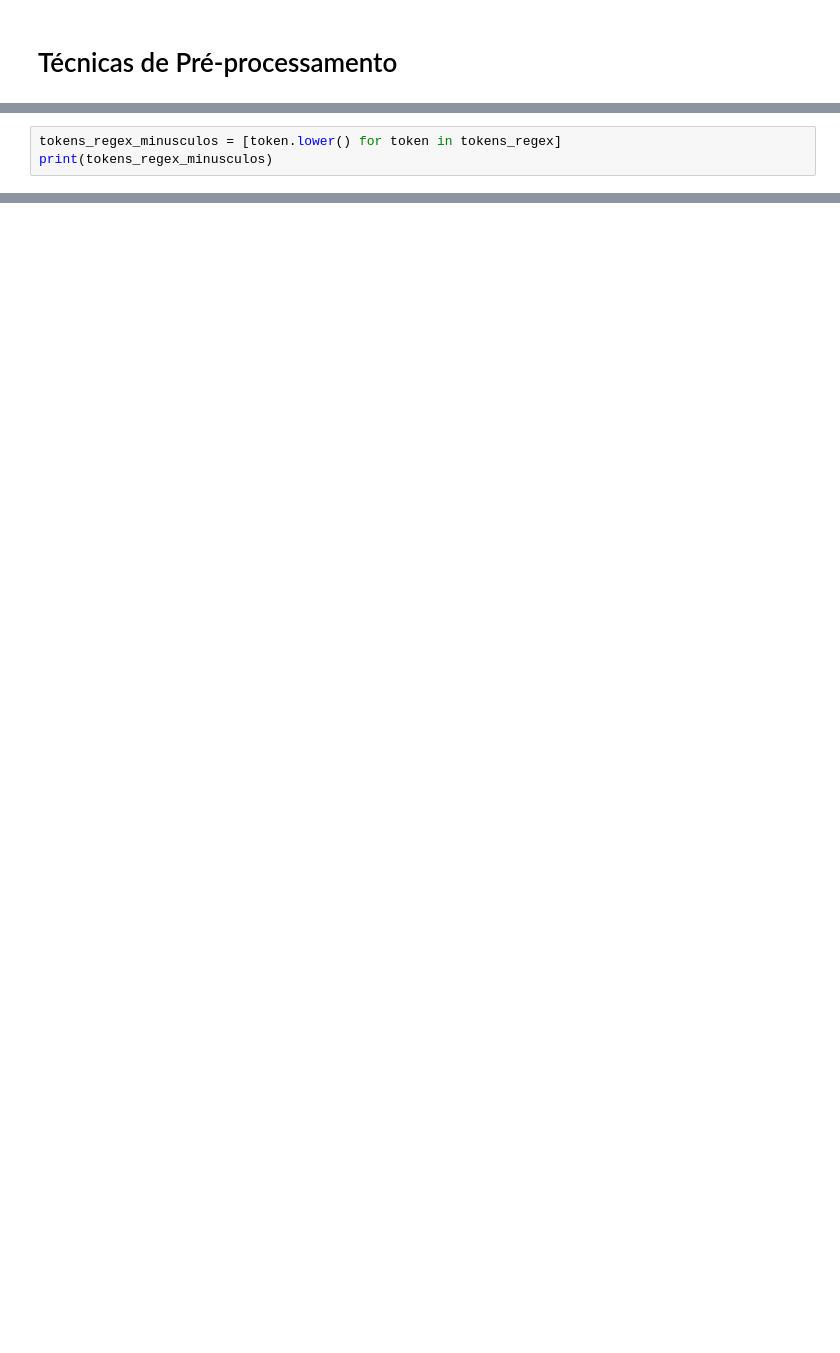
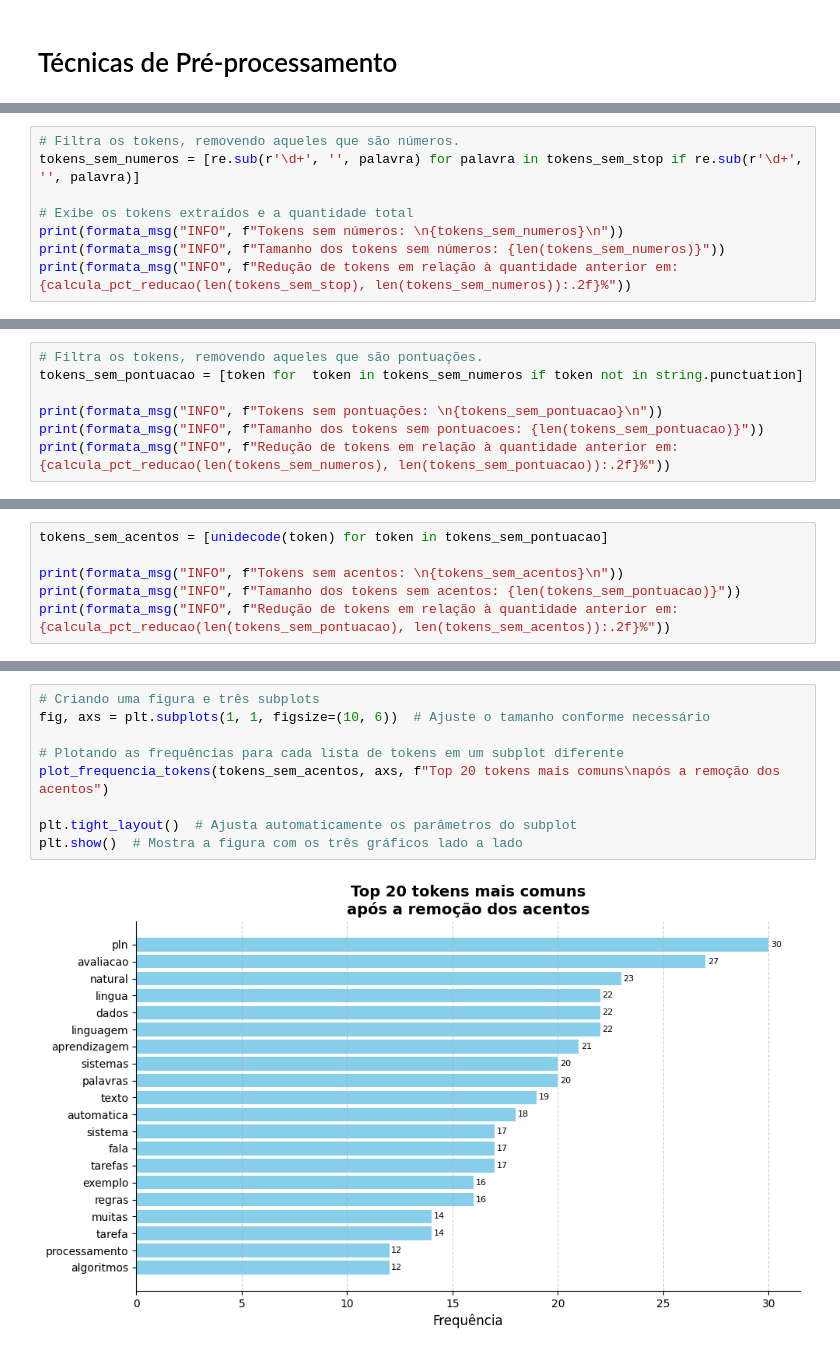
Before and after one commit to gomesluiz/nlp-for-fun, a Jupyter notebook: 03-pre-processamento-de-dados.ipynb, the cells around one changed output, grey strips where cells are left out. Drawn from its saved outputs; the diff is of its cells as text; blank space fills up the shorter version.

```diff
--- a/03-pre-processamento-de-dados.ipynb
+++ b/03-pre-processamento-de-dados.ipynb
@@ -207,3 +4,0 @@ str.lower()
-# %%
-tokens_regex_minusculos = [token.lower() for token in tokens_regex]
-print(tokens_regex_minusculos)
@@ -348,0 +297,8 @@ tokens_lemm =
+# %%
+# Filtra os tokens, removendo aqueles que são números.
+tokens_sem_numeros = [re.sub(r'\d+', '', palavra) for palavra in tokens_sem_stop if re.sub(r'\d+', '', palavra)]
+
+# Exibe os tokens extraídos e a quantidade total
+print(formata_msg("INFO", f"Tokens sem números: \n{tokens_sem_numeros}\n"))
+print(formata_msg("INFO", f"Tamanho dos tokens sem números: {len(tokens_sem_numeros)}"))
+print(formata_msg("INFO", f"Redução de tokens em relação à quantidade anterior em: {calcula_pct_reducao(len(tokens_sem_stop), len(tokens_sem_numeros)):.2f}%"))
@@ -348,0 +313,7 @@ tokens_lemm =
+# %%
+# Filtra os tokens, removendo aqueles que são pontuações.
+tokens_sem_pontuacao = [token for  token in tokens_sem_numeros if token not in string.punctuation]
+
+print(formata_msg("INFO", f"Tokens sem pontuações: \n{tokens_sem_pontuacao}\n"))
+print(formata_msg("INFO", f"Tamanho dos tokens sem pontuacoes: {len(tokens_sem_pontuacao)}"))
+print(formata_msg("INFO", f"Redução de tokens em relação à quantidade anterior em: {calcula_pct_reducao(len(tokens_sem_numeros), len(tokens_sem_pontuacao)):.2f}%"))
@@ -348,0 +328,6 @@ tokens_lemm =
+# %%
+tokens_sem_acentos = [unidecode(token) for token in tokens_sem_pontuacao]
+
+print(formata_msg("INFO", f"Tokens sem acentos: \n{tokens_sem_acentos}\n"))
+print(formata_msg("INFO", f"Tamanho dos tokens sem acentos: {len(tokens_sem_pontuacao)}"))
+print(formata_msg("INFO", f"Redução de tokens em relação à quantidade anterior em: {calcula_pct_reducao(len(tokens_sem_pontuacao), len(tokens_sem_acentos)):.2f}%"))
@@ -348,0 +342,11 @@ tokens_lemm =
+# %%
+# Criando uma figura e três subplots
+fig, axs = plt.subplots(1, 1, figsize=(10, 6))  # Ajuste o tamanho conforme necessário
+
+# Plotando as frequências para cada lista de tokens em um subplot diferente
+plot_frequencia_tokens(tokens_sem_acentos, axs, f"Top 20 tokens mais comuns\napós a remoção dos acentos")
+
+plt.tight_layout()  # Ajusta automaticamente os parâmetros do subplot
+plt.show()  # Mostra a figura com os três gráficos lado a lado
+# %% [output]
+[figure, added]
```
Also changed, not shown: parts of 86 cells of this notebook.
